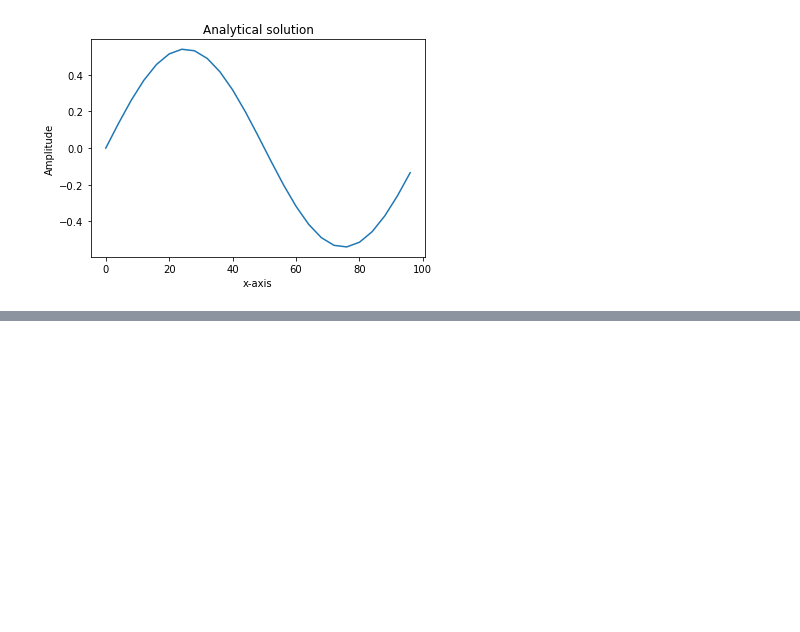
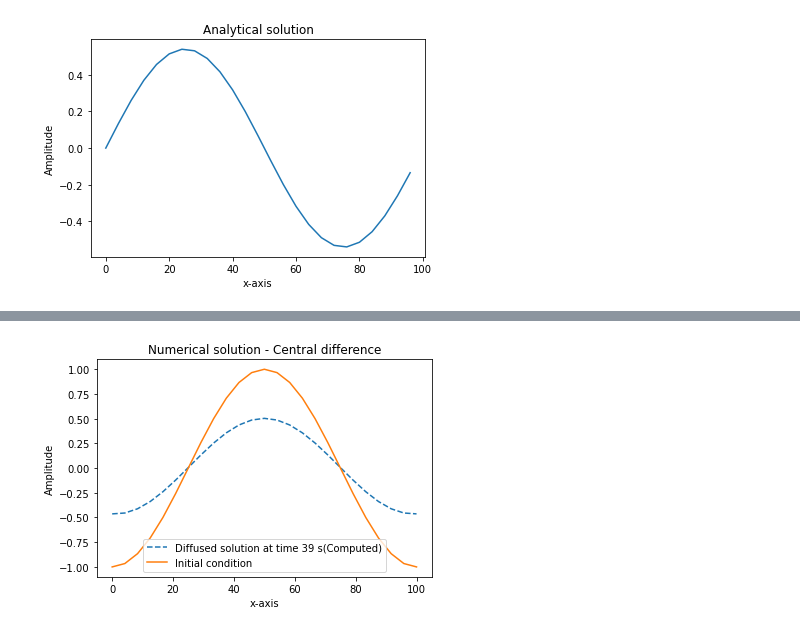
Before and after one commit to dhruvbhagtani/toy-model, a Jupyter notebook: 1D_Diffusion.ipynb, the cells around one changed output, grey strips where cells are left out. Saved outputs shown, nothing was run; the diff lists cells and outputs as text; code cells hidden in the pictures; blank space fills up the shorter version.

```diff
--- a/1D_Diffusion.ipynb
+++ b/1D_Diffusion.ipynb
@@ -93 +237,12 @@ plt.show()
+# %%
+plt.figure()
+plt.plot(xu_ocean,phi_new,label = 'Diffused solution at time ' + str(t) + ' s(Computed)',ls = '--')
+plt.plot(xu_ocean,phi_old_t0, label = 'Initial condition')
+plt.xlabel('x-axis')
+plt.ylabel('Amplitude')
+plt.legend()
+plt.title('Numerical solution - Central difference')
+plt.show()
+# %% [output]
+[figure, added]
 # %% [markdown]
```
Also changed, not shown: parts of 10 cells of this notebook.
